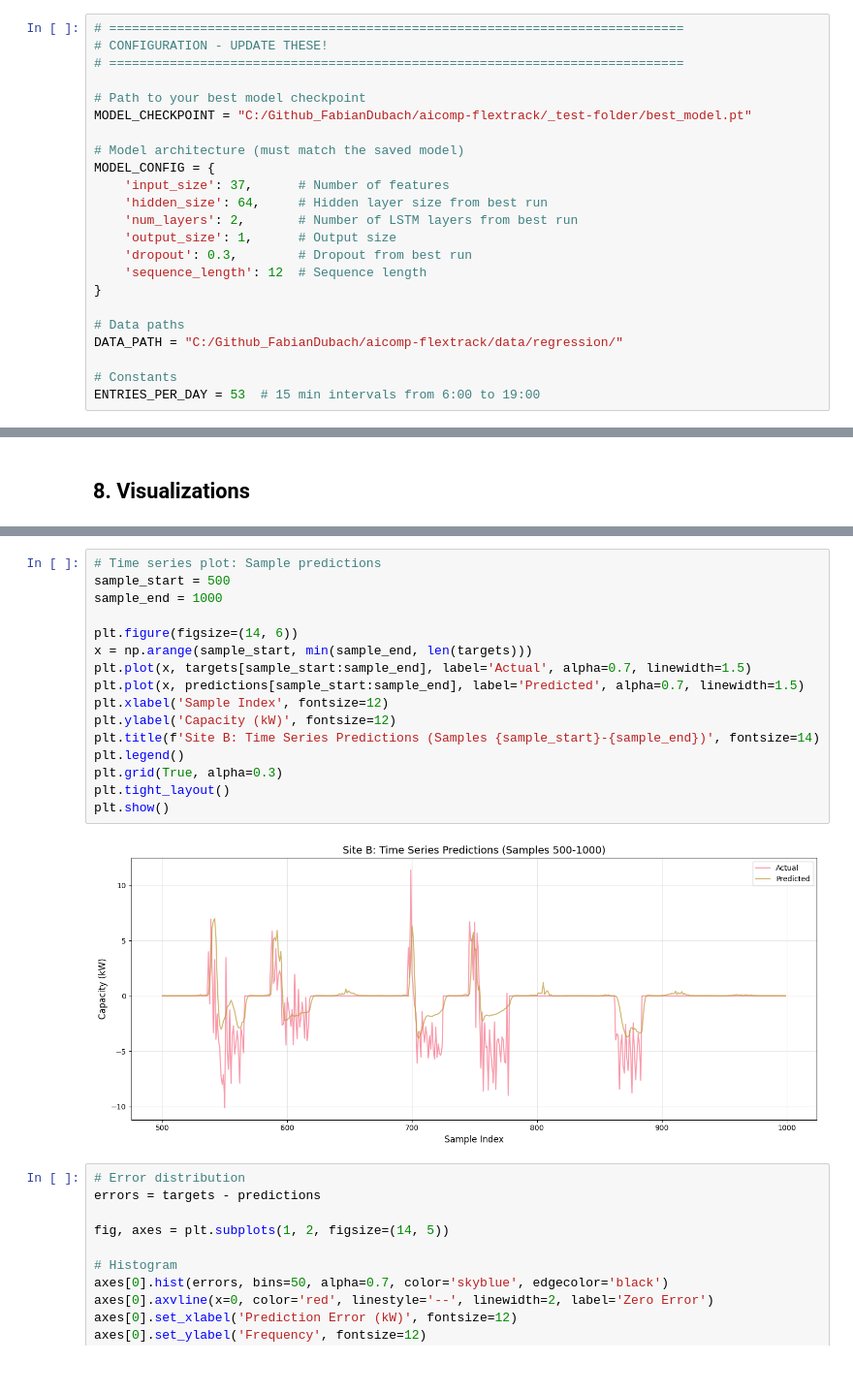
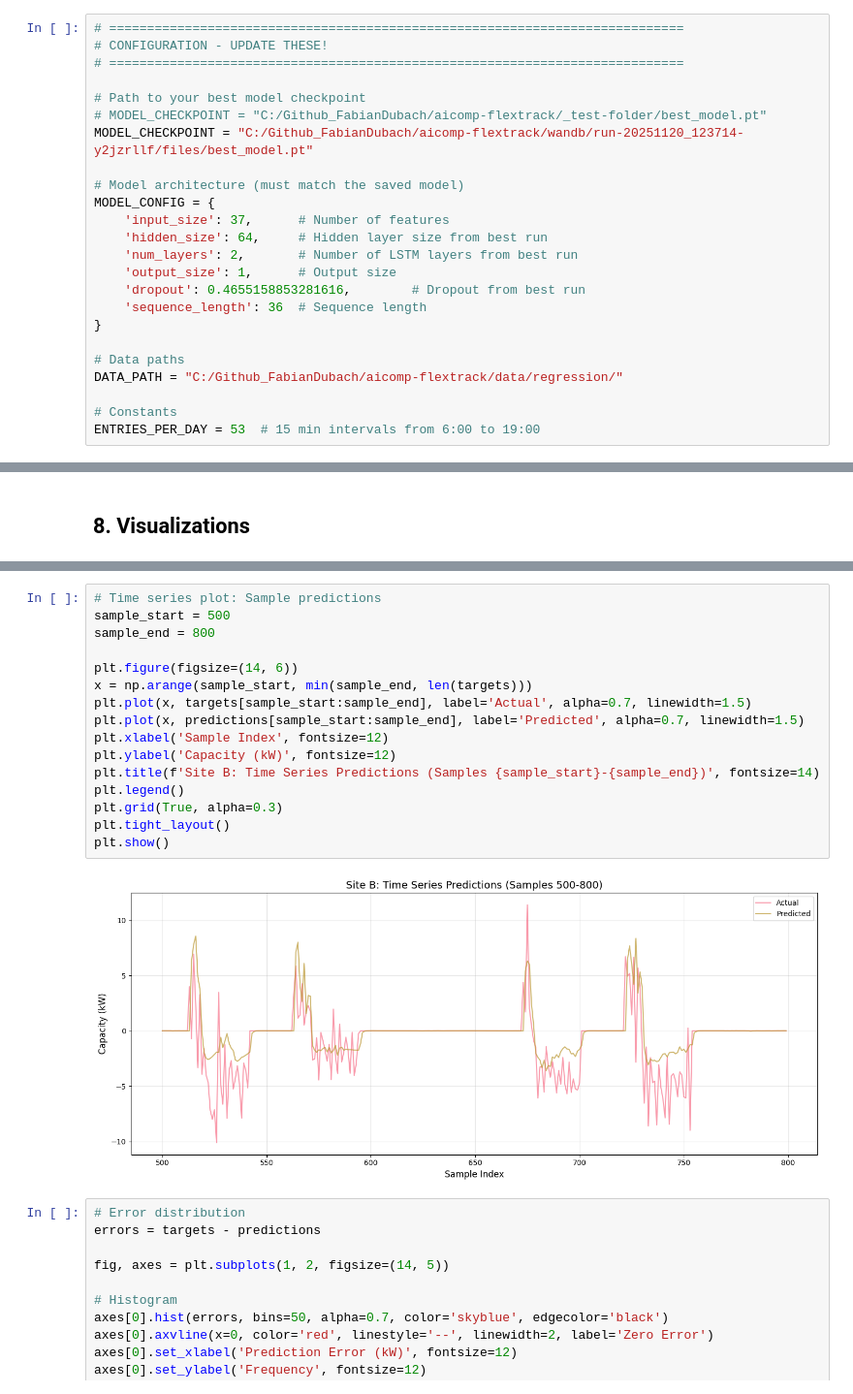
Before and after one commit to xXTime-OnXx/aicomp-flextrack, a Jupyter notebook: _test-folder/evaluate_lstm_model.ipynb, the cells around one changed output, grey strips where cells are left out. Shown: that part at 97% size. Cells and saved outputs as stored; diff of their text form.

```diff
--- a/_test-folder/evaluate_lstm_model.ipynb
+++ b/_test-folder/evaluate_lstm_model.ipynb
@@ -10,7 +10,8 @@ Update these settings to match your model and data paths
 # ============================================================================
 
 # Path to your best model checkpoint
-MODEL_CHECKPOINT = "C:/Github_FabianDubach/aicomp-flextrack/_test-folder/best_model.pt"
+# MODEL_CHECKPOINT = "C:/Github_FabianDubach/aicomp-flextrack/_test-folder/best_model.pt"
+MODEL_CHECKPOINT = "C:/Github_FabianDubach/aicomp-flextrack/wandb/run-20251120_123714-y2jzrllf/files/best_model.pt"
 
 # Model architecture (must match the saved model)
 MODEL_CONFIG = {
@@ -18,8 +19,8 @@ MODEL_CONFIG = {
     'hidden_size': 64,     # Hidden layer size from best run
     'num_layers': 2,       # Number of LSTM layers from best run
     'output_size': 1,      # Output size
-    'dropout': 0.3,        # Dropout from best run
-    'sequence_length': 12  # Sequence length
+    'dropout': 0.4655158853281616,        # Dropout from best run
+    'sequence_length': 36  # Sequence length
 }
 
 # Data paths
@@ -487,21 +488,21 @@ plt.show()
 # %%
 # Time series plot: Sample predictions
 sample_start = 500
-sample_end = 1000
+sample_end = 800
 
 plt.figure(figsize=(14, 6))
 x = np.arange(sample_start, min(sample_end, len(targets)))
 plt.plot(x, targets[sample_start:sample_end], label='Actual', alpha=0.7, linewidth=1.5)
 plt.plot(x, predictions[sample_start:sample_end], label='Predicted', alpha=0.7, linewidth=1.5)
 plt.xlabel('Sample Index', fontsize=12)
 plt.ylabel('Capacity (kW)', fontsize=12)
 plt.title(f'Site B: Time Series Predictions (Samples {sample_start}-{sample_end})', fontsize=14)
 plt.legend()
 plt.grid(True, alpha=0.3)
 plt.tight_layout()
 plt.show()
 # %% [output]
-[figure, old version]
+[figure, new version]
 # %%
 # Error distribution
 errors = targets - predictions
```
Also changed, not shown: parts of 4 cells of this notebook, 1 other file.
